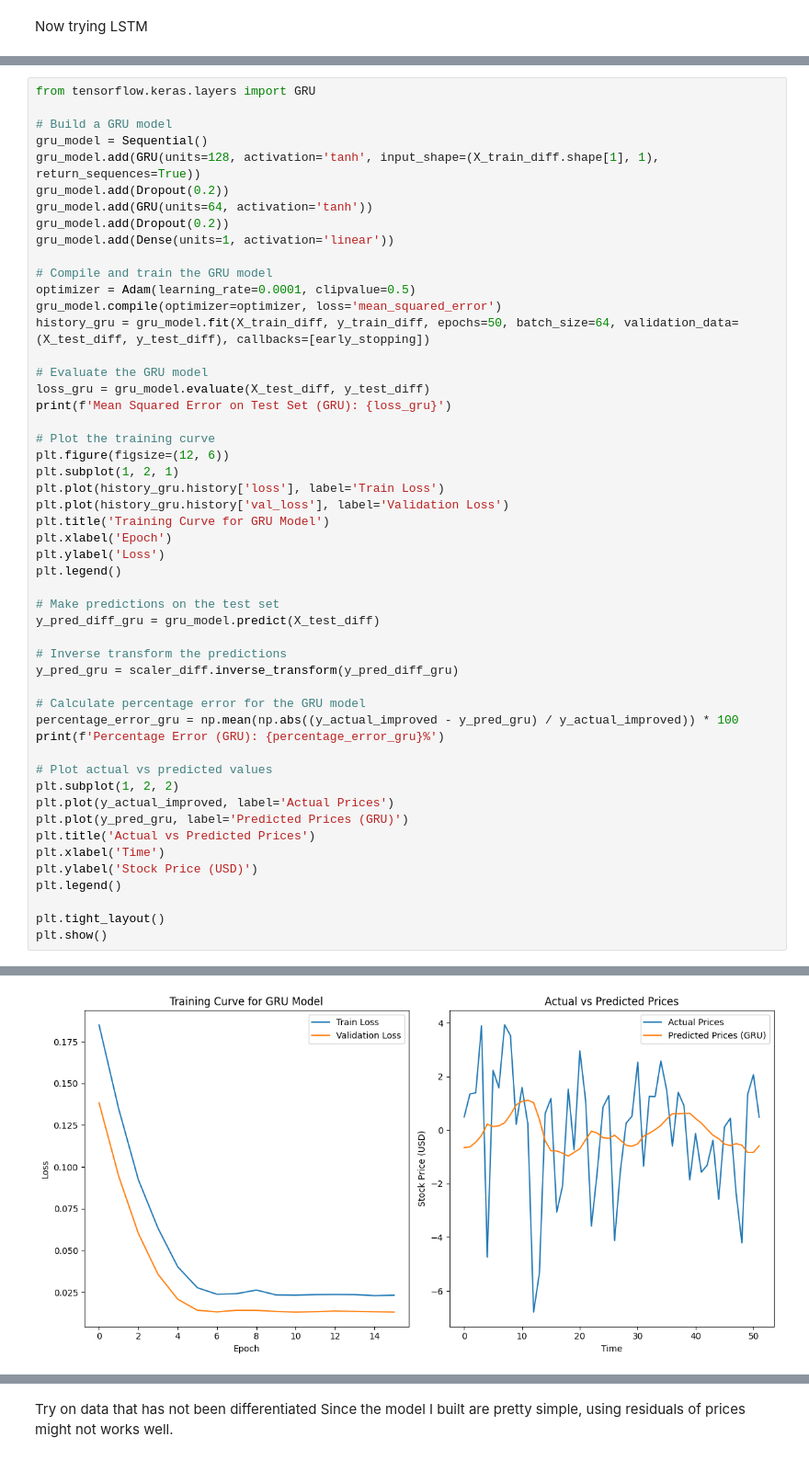
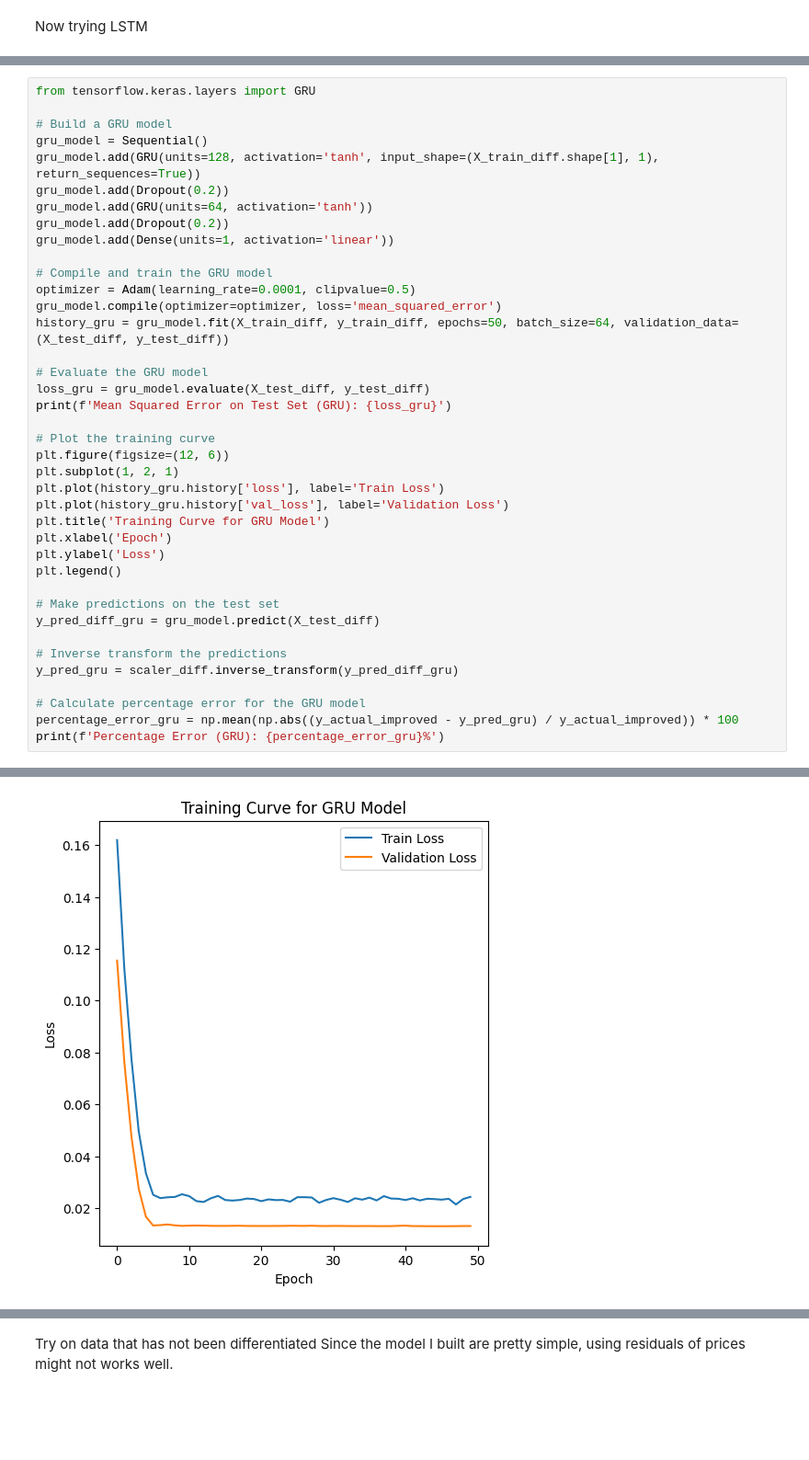
Before and after one commit to estellalin21/COMP_SCI_7318, a Jupyter notebook: A3-DL.ipynb, the cells around one changed output, grey strips where cells are left out. Shown at 92% size. Saved outputs shown, nothing was run; the diff lists cells and outputs as text; blank space fills up the shorter version.

```diff
--- a/A3-DL.ipynb
+++ b/A3-DL.ipynb
@@ -482,7 +522,7 @@ gru_model.add(Dense(units=1, activation='linear'))
 # Compile and train the GRU model
 optimizer = Adam(learning_rate=0.0001, clipvalue=0.5)
 gru_model.compile(optimizer=optimizer, loss='mean_squared_error')
-history_gru = gru_model.fit(X_train_diff, y_train_diff, epochs=50, batch_size=64, validation_data=(X_test_diff, y_test_diff), callbacks=[early_stopping])
+history_gru = gru_model.fit(X_train_diff, y_train_diff, epochs=50, batch_size=64, validation_data=(X_test_diff, y_test_diff))
 
 # Evaluate the GRU model
 loss_gru = gru_model.evaluate(X_test_diff, y_test_diff)
@@ -507,17 +547,5 @@ y_pred_gru = scaler_diff.inverse_transform(y_pred_diff_gru)
 # Calculate percentage error for the GRU model
 percentage_error_gru = np.mean(np.abs((y_actual_improved - y_pred_gru) / y_actual_improved)) * 100
 print(f'Percentage Error (GRU): {percentage_error_gru}%')
-
-# Plot actual vs predicted values
-plt.subplot(1, 2, 2)
-plt.plot(y_actual_improved, label='Actual Prices')
-plt.plot(y_pred_gru, label='Predicted Prices (GRU)')
-plt.title('Actual vs Predicted Prices')
-plt.xlabel('Time')
-plt.ylabel('Stock Price (USD)')
-plt.legend()
-
-plt.tight_layout()
-plt.show()
 # %% [output]
 Epoch 1/50
@@ -540 +568 @@ Percentage Error (GRU): 140.92125373023094%
-[figure, old version]
+[figure, new version]
```
Also changed, not shown: parts of 21 cells of this notebook.
